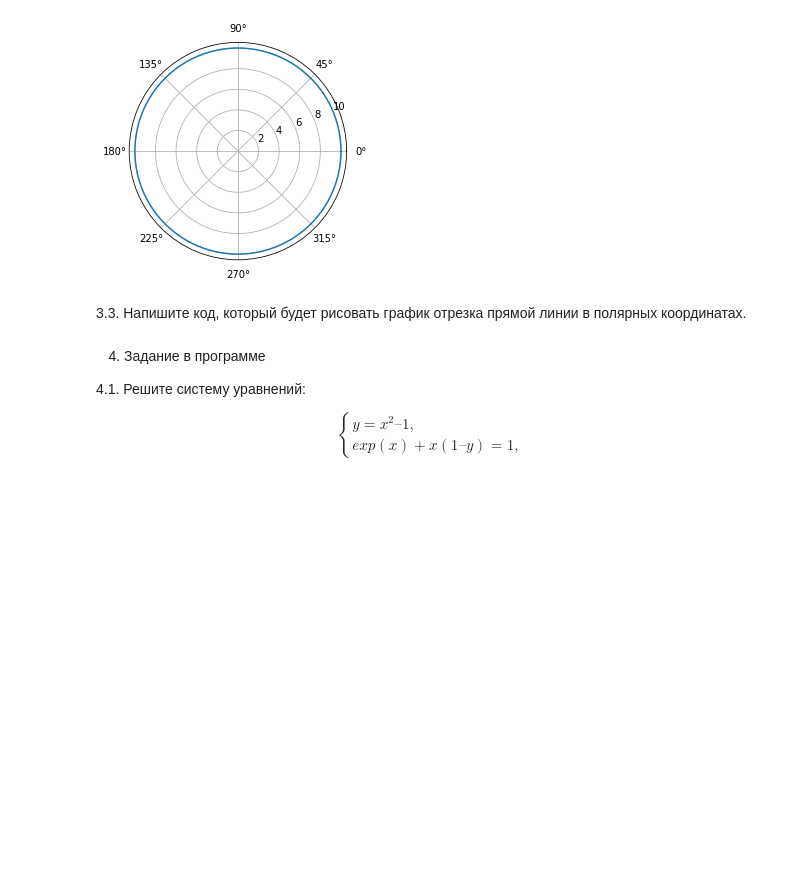
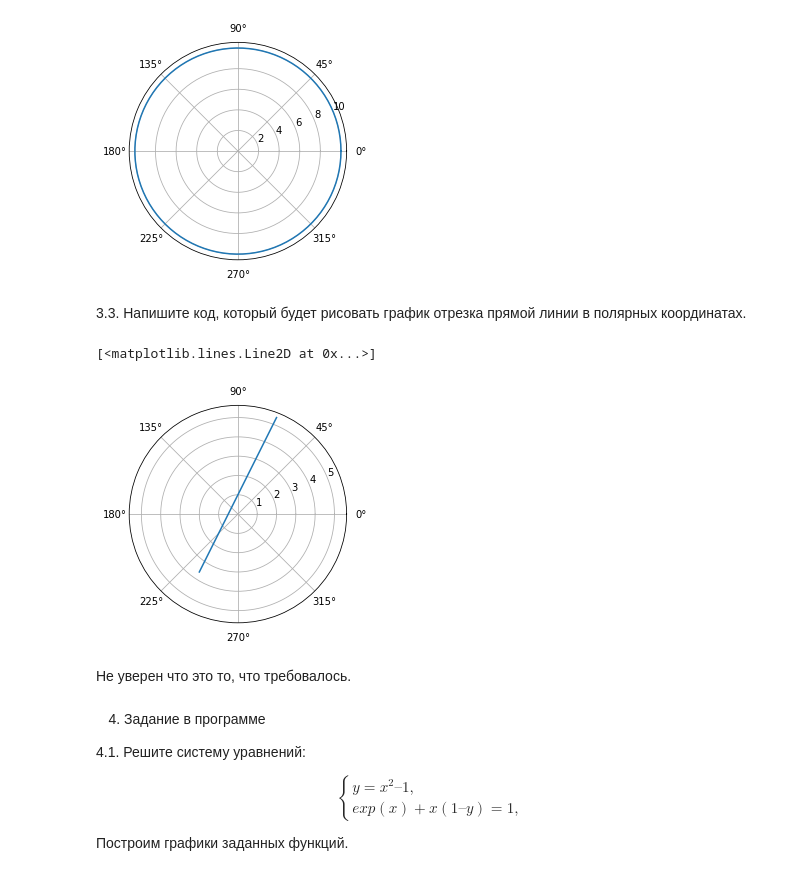
Before and after one commit to dimireme/advanced_math_gb_course, a Jupyter notebook: lesson_3.ipynb, the cells around one changed output. Saved outputs shown, nothing was run; the diff lists cells and outputs as text; code cells hidden in the pictures; blank space fills up the shorter version.

```diff
--- a/lesson_3.ipynb
+++ b/lesson_3.ipynb
@@ -237,6 +236,23 @@ plt.polar(s, R)
 [figure]
 # %% [markdown]
 3.3. Напишите код, который будет рисовать график отрезка прямой линии в полярных координатах.
+# %%
+# уравнение прямой
+x = np.linspace(-2, 2, 100)
+y = 2*x + 1
+# преобразуем в полярные координаты
+R = np.sqrt(x**2 + y**2)
+s = np.arctan(y/x)
+# так как np.arctan возвращает значения [-pi:pi], то для построения графика при x<0 скорректируем значение угла.
+for i, angle in enumerate(s) :
+    s[i] = s[i] + np.pi if x[i] < 0 else s[i]
+# рисуем график
+plt.polar(s, R)
+# %% [output]
+[<matplotlib.lines.Line2D at 0x...>]
+[figure, added]
+# %% [markdown]
+Не уверен что это то, что требовалось.
 # %% [markdown]
 4. Задание в программе
 
@@ -251,3 +267,5 @@ $$
  \end{cases}
 \end{equation*}
 $$
+
+Построим графики заданных функций.
```
Also changed, not shown: parts of 15 cells of this notebook.
